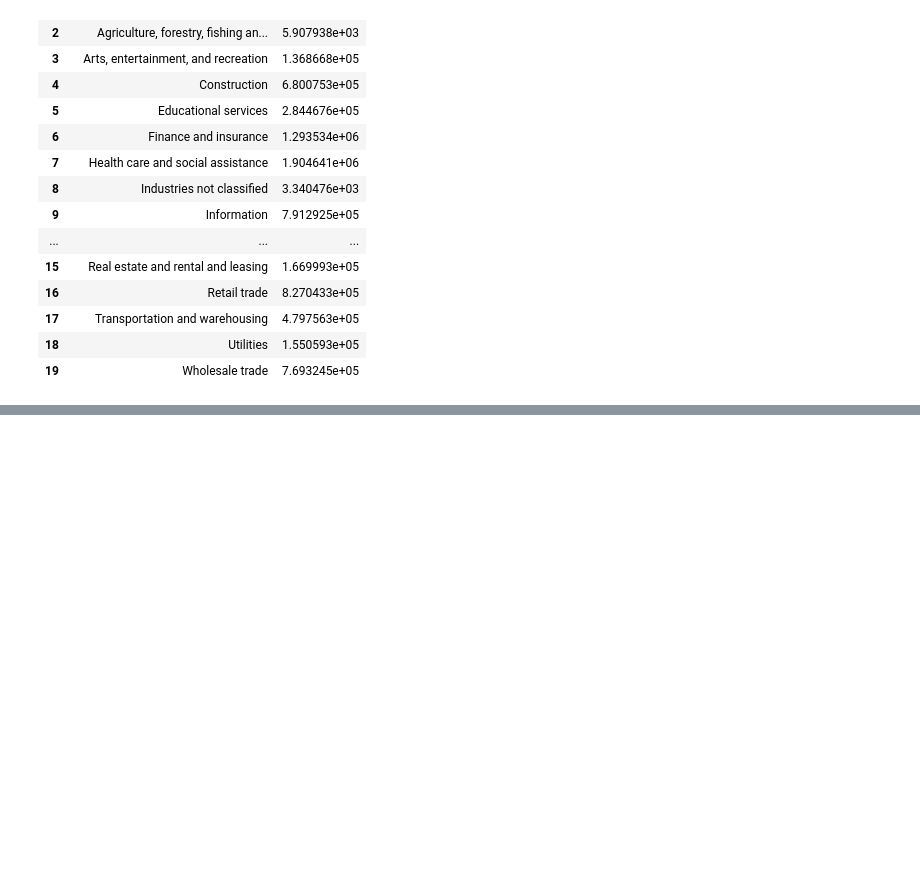
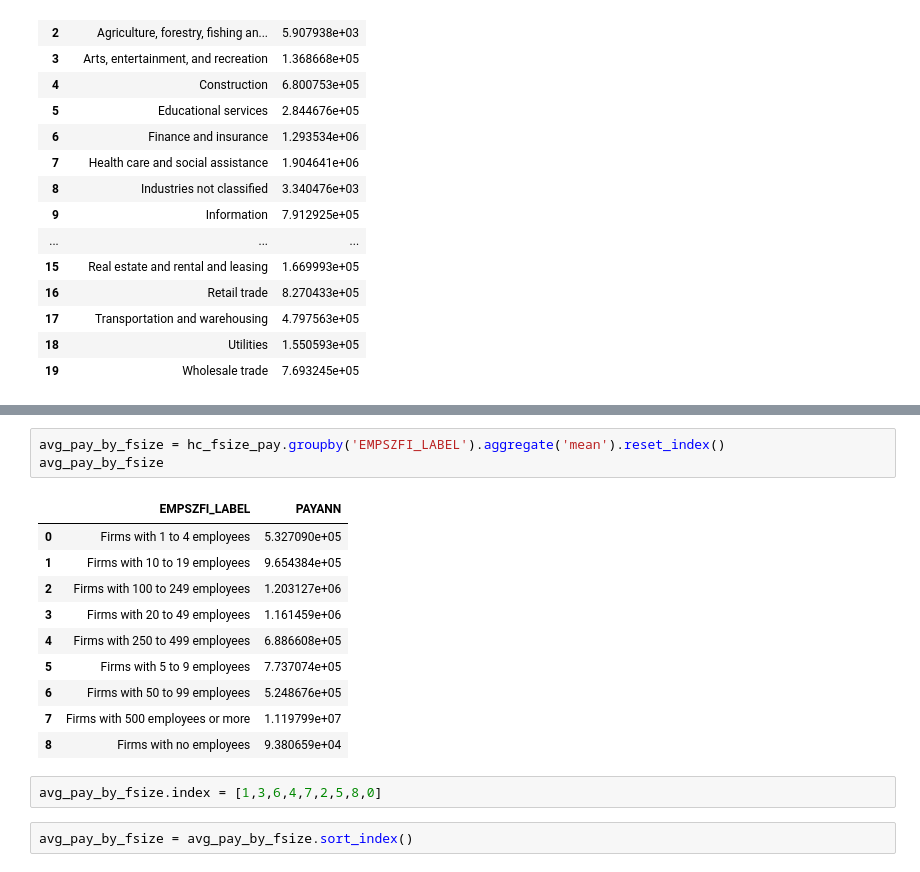
Before and after one commit to Jakob-T13/module-8-assessment, a Jupyter notebook: thunen-notebook.ipynb, the cells around one changed output, grey strips where cells are left out. Drawn from its saved outputs; the diff is of its cells as text; blank space fills up the shorter version.

```diff
--- a/thunen-notebook.ipynb
+++ b/thunen-notebook.ipynb
@@ -126,0 +189,18 @@ ax.get_legend().remove()
+# %%
+avg_pay_by_fsize = hc_fsize_pay.groupby('EMPSZFI_LABEL').aggregate('mean').reset_index()
+avg_pay_by_fsize
+# %% [output]
+|  | EMPSZFI_LABEL | PAYANN |
+| 0 | Firms with 1 to 4 employees | 5.327090e+05 |
+| 1 | Firms with 10 to 19 employees | 9.654384e+05 |
+| 2 | Firms with 100 to 249 employees | 1.203127e+06 |
+| 3 | Firms with 20 to 49 employees | 1.161459e+06 |
+| 4 | Firms with 250 to 499 employees | 6.886608e+05 |
+| 5 | Firms with 5 to 9 employees | 7.737074e+05 |
+| 6 | Firms with 50 to 99 employees | 5.248676e+05 |
+| 7 | Firms with 500 employees or more | 1.119799e+07 |
+| 8 | Firms with no employees | 9.380659e+04 |
+# %%
+avg_pay_by_fsize.index = [1,3,6,4,7,2,5,8,0]
+# %%
+avg_pay_by_fsize = avg_pay_by_fsize.sort_index()
```
Also changed, not shown: parts of 7 cells of this notebook.
